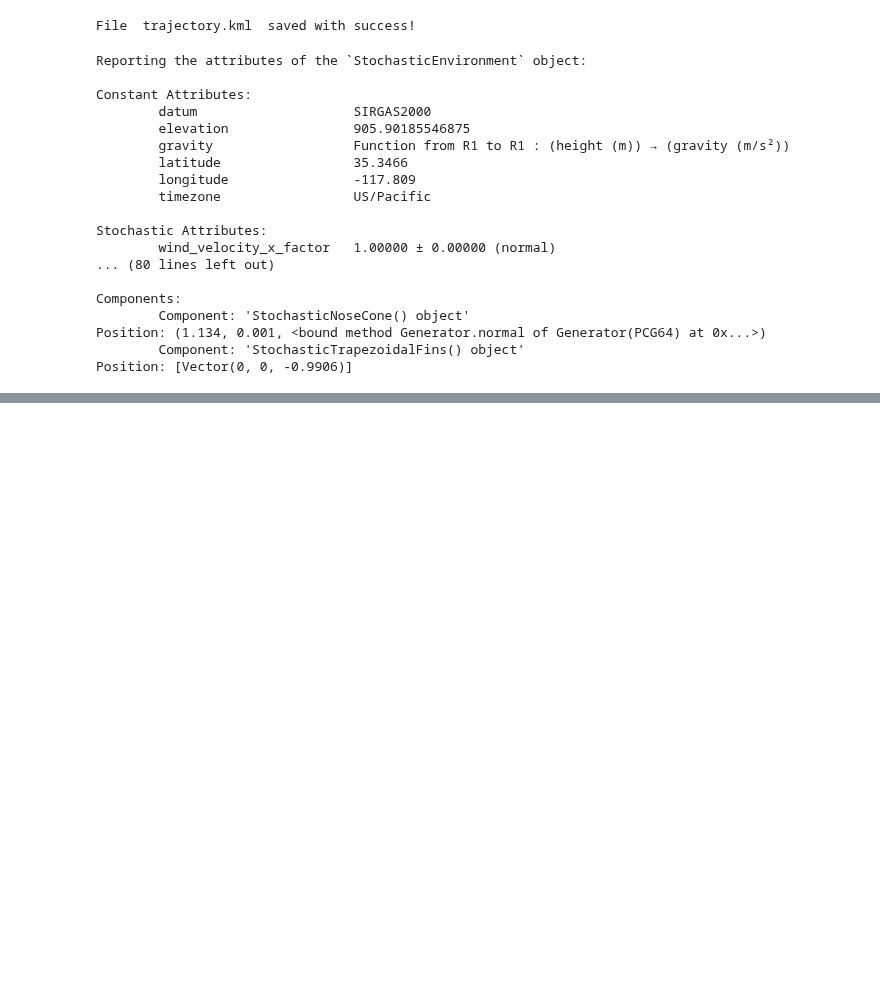
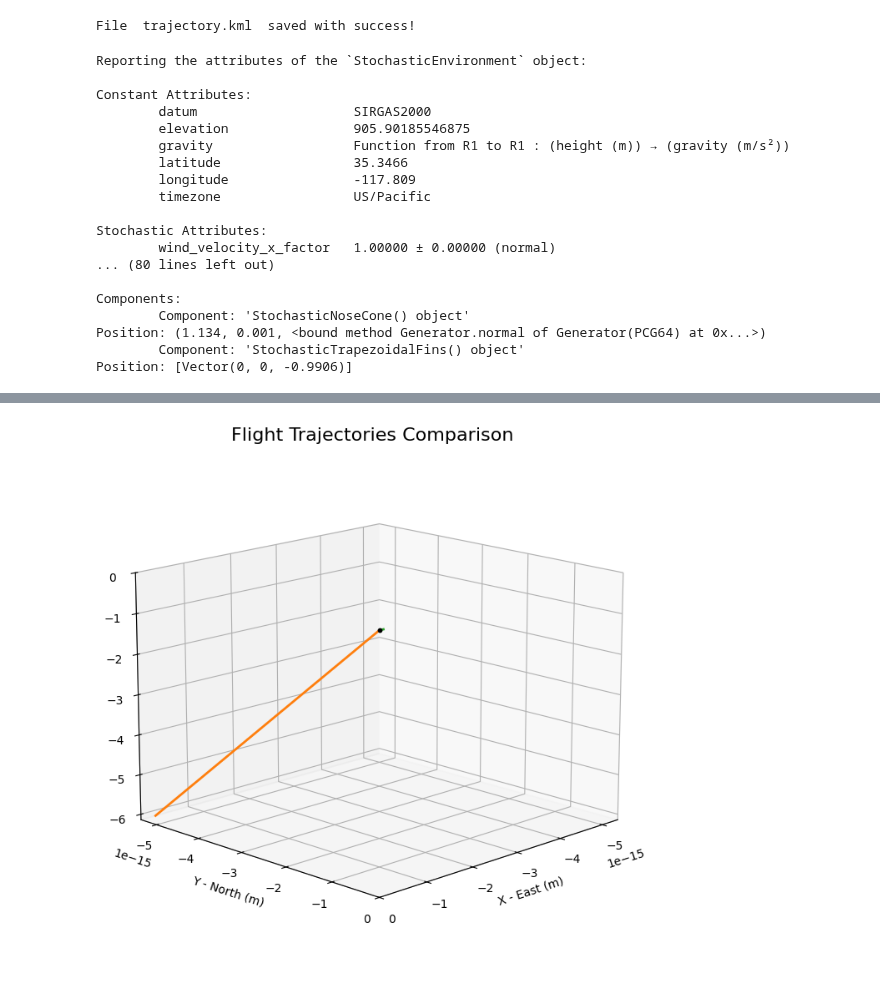
Before and after one commit to prs2026/Procyon, a Jupyter notebook: rocketpy/viewerthing.ipynb, the cells around one changed output, grey strips where cells are left out. Cells and saved outputs as stored; diff of their text form; code cells hidden in the pictures; blank space fills up the shorter version.

Commit message:
monte carlo stuff

```diff
--- a/rocketpy/viewerthing.ipynb
+++ b/rocketpy/viewerthing.ipynb
@@ -541 +533,68 @@ out_of_rail_stability_margin           1.505           1.505           0.020
 ... (7 outputs left out)
+# %%
+from rocketpy.plots.compare import CompareFlights
+import numpy as np
+#monte carlo attempts
+#just gonna vary launch angle for now
+
+railinclination = [88,4]
+flightnum = 1
+thisflightnum = 0
+
+flights = []
+
+
+# while thisflightnum < flightnum:
+
+StackFlight2 = Flight(
+    rocket=RelapseStack,
+    environment=env,
+    rail_length=3.048,
+    inclination=railinclination[0]+np.random.normal(railinclination[0],railinclination[1]),
+    heading=270,
+    max_time = BoosterMotor.burn_out_time
+    )
+
+#StackFlight2.info()
+#StackFlight2.plots.trajectory_3d()
+flights.append(StackFlight2)
+
+stagingdelay = 8
+
+SustainerNOMOTORFlight2 = Flight(
+    rocket=RelapseSustainerNOMOTOR,
+    environment=env,
+    initial_solution=StackFlight2,
+    rail_length=0.01,
+    inclination=StackFlight2.attitude_angle(BoosterMotor.burn_out_time-0.01),
+    heading=StackFlight2.path_angle(BoosterMotor.burn_out_time-0.01),
+    max_time = stagingdelay+BoosterMotor.burn_out_time
+)
+
+flights.append(SustainerNOMOTORFlight2)
+
+sustainerstartcondition = SustainerNOMOTORFlight2.solution[-2][:]
+sustainerstartcondition[0] = 0
+
+SustainerFlight2 = Flight(
+    rocket=RelapseSustainer,
+    environment=env,
+    initial_solution=sustainerstartcondition,
+    rail_length=0.01,
+    inclination=SustainerNOMOTORFlight2.attitude_angle(stagingdelay+BoosterMotor.burn_out_time-0.01),
+    heading=SustainerNOMOTORFlight2.path_angle(stagingdelay+BoosterMotor.burn_out_time-0.01),
+    #max_time = 15
+)
+for entry in SustainerFlight2.solution:
+    entry[0] = entry[0]+stagingdelay+BoosterMotor.burn_out_time
+
+flights.append(SustainerFlight2)
+thisflightnum = thisflightnum + 1
+
+
+
+comparison = CompareFlights(flights)
+#SustainerFlight2.info()
+comparison.trajectories_3d()
+# %% [output]
+[figure, added]
```
Also changed, not shown: parts of 4 cells of this notebook, 6 other files.
